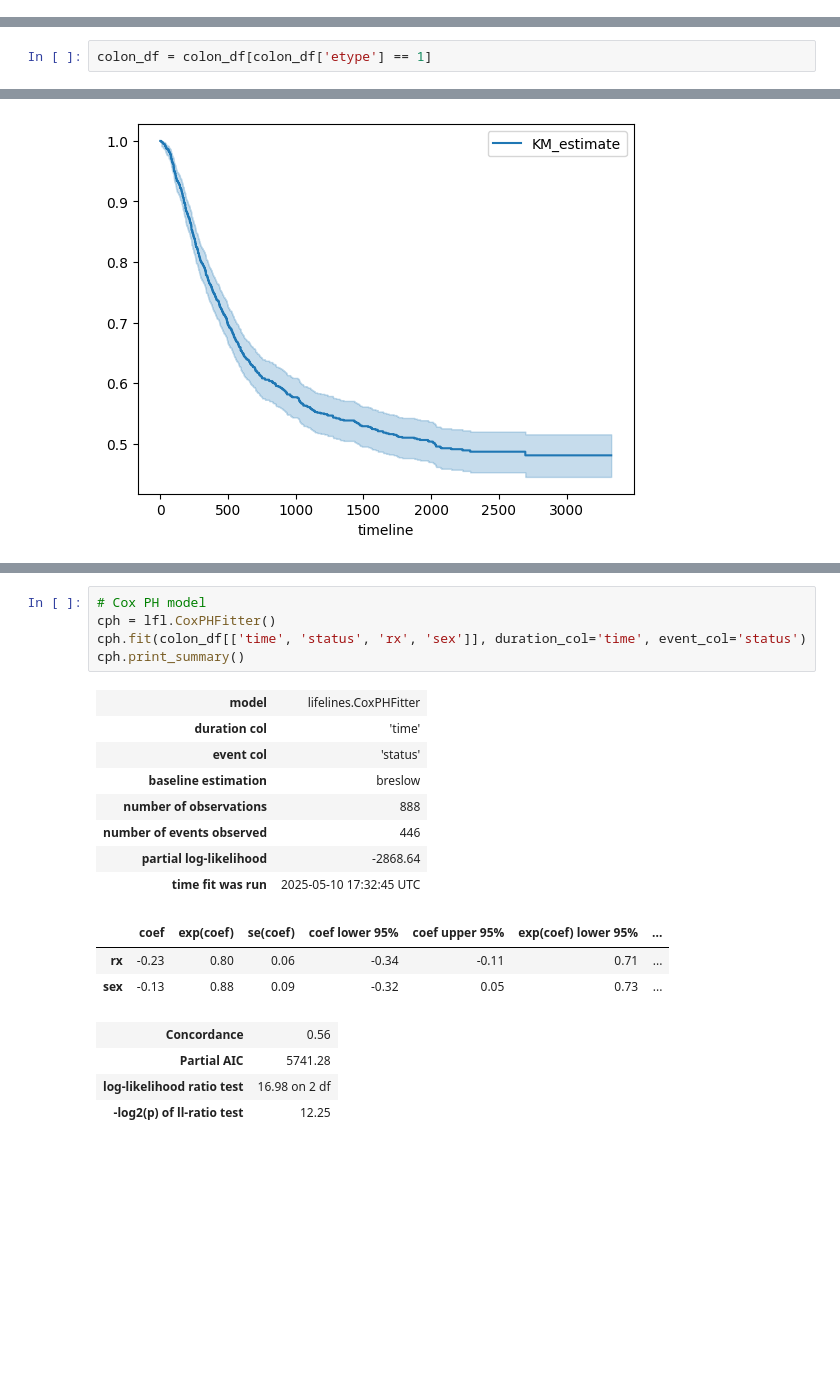
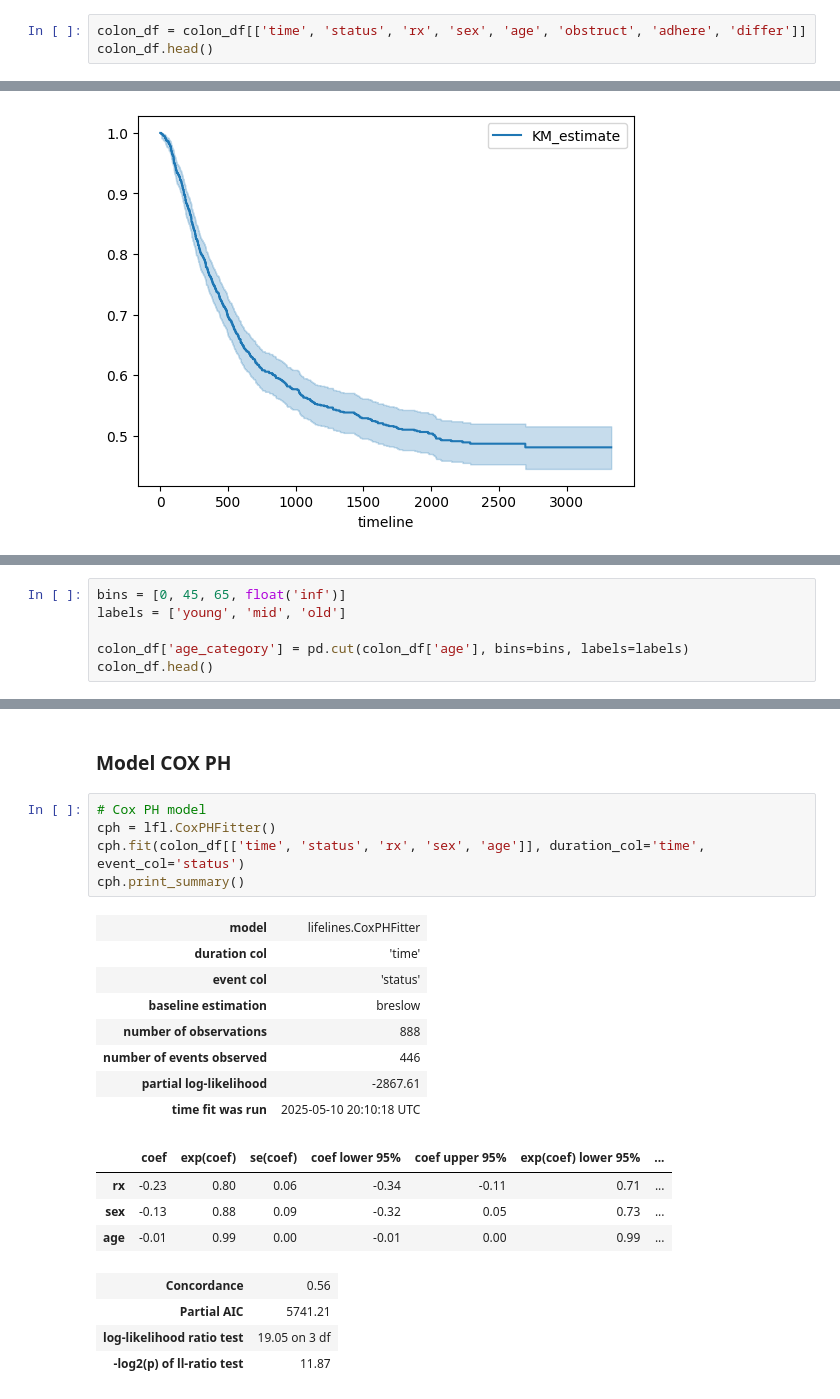
Before and after one commit to pjagiello01/ACT, a Jupyter notebook: survival.ipynb, the cells around one changed output, grey strips where cells are left out. Saved outputs shown, nothing was run; the diff lists cells and outputs as text; blank space fills up the shorter version.

```diff
--- a/survival.ipynb
+++ b/survival.ipynb
@@ -47,0 +53,3 @@ colon_df.head()
+# %%
+colon_df = colon_df[['time', 'status', 'rx', 'sex', 'age', 'obstruct', 'adhere', 'differ']]
+colon_df.head()
@@ -50,2 +69,0 @@ colon_df.dropna(inplace=True)
-# %%
-colon_df = colon_df[colon_df['etype'] == 1]
@@ -97,0 +231,6 @@ kmf.plot(ax=ax)
+# %%
+bins = [0, 45, 65, float('inf')]
+labels = ['young', 'mid', 'old']
+
+colon_df['age_category'] = pd.cut(colon_df['age'], bins=bins, labels=labels)
+colon_df.head()
@@ -98,21 +290,24 @@ kmf.plot(ax=ax)
+# %% [markdown]
+### Model COX PH
 # %%
 # Cox PH model
 cph = lfl.CoxPHFitter()
-cph.fit(colon_df[['time', 'status', 'rx', 'sex']], duration_col='time', event_col='status')
+cph.fit(colon_df[['time', 'status', 'rx', 'sex', 'age']], duration_col='time', event_col='status')
 cph.print_summary()
 # %% [output]
 | model | lifelines.CoxPHFitter |
 | duration col | 'time' |
 | event col | 'status' |
 | baseline estimation | breslow |
 | number of observations | 888 |
 | number of events observed | 446 |
-| partial log-likelihood | -2868.64 |
-| time fit was run | 2025-05-10 17:32:45 UTC |
+| partial log-likelihood | -2867.61 |
+| time fit was run | 2025-05-10 20:10:18 UTC |
 |  | coef | exp(coef) | se(coef) | coef lower 95% | coef upper 95% | exp(coef) lower 95% | ... |
 | rx | -0.23 | 0.80 | 0.06 | -0.34 | -0.11 | 0.71 | ... |
 | sex | -0.13 | 0.88 | 0.09 | -0.32 | 0.05 | 0.73 | ... |
+| age | -0.01 | 0.99 | 0.00 | -0.01 | 0.00 | 0.99 | ... |
 | Concordance | 0.56 |
-| Partial AIC | 5741.28 |
-| log-likelihood ratio test | 16.98 on 2 df |
-| -log2(p) of ll-ratio test | 12.25 |
+| Partial AIC | 5741.21 |
+| log-likelihood ratio test | 19.05 on 3 df |
+| -log2(p) of ll-ratio test | 11.87 |
```
Also changed, not shown: parts of 34 cells of this notebook, 1 other file.
